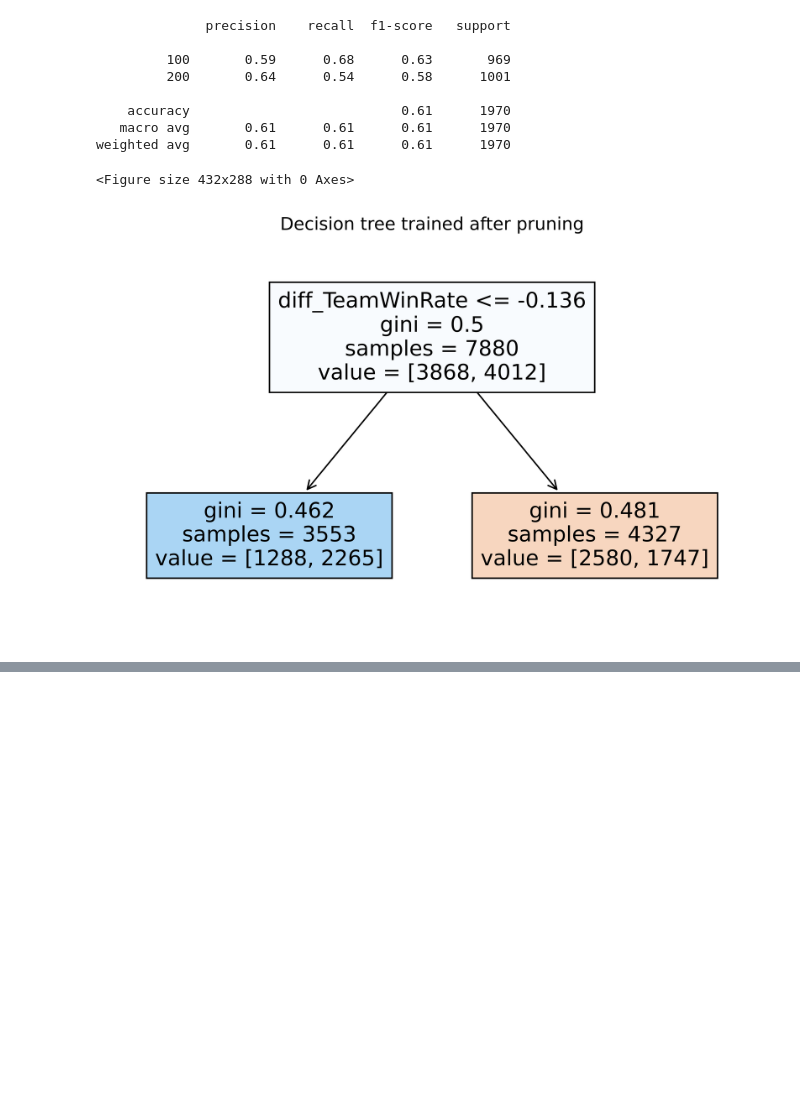
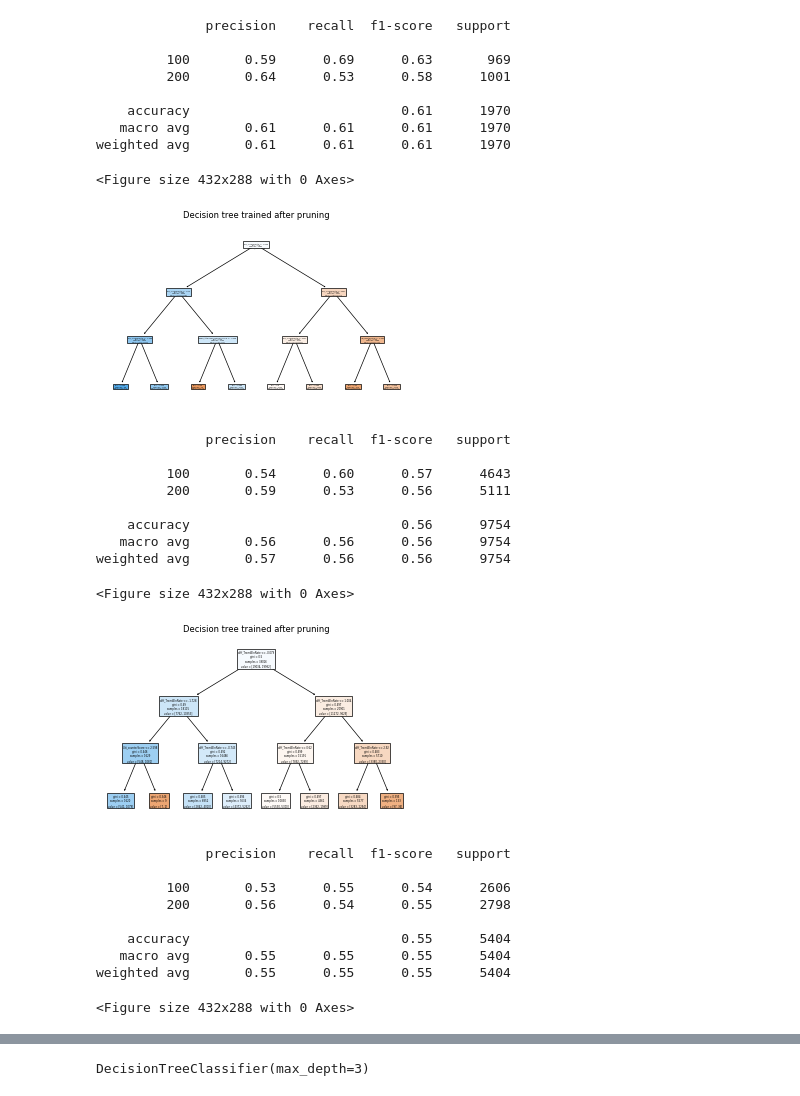
Before and after one commit to Jiawei-oukai/MachinLearning-LOL_Gaming, a Jupyter notebook: DecisionTree.ipynb, the cells around one changed output, grey strips where cells are left out. Saved outputs shown, nothing was run; the diff lists cells and outputs as text; code cells hidden in the pictures; blank space fills up the shorter version.

```diff
--- a/DecisionTree.ipynb
+++ b/DecisionTree.ipynb
@@ -23,11 +23,11 @@ from sklearn.tree import DecisionTreeClassifier
 from sklearn.ensemble import RandomForestClassifier
 # %%
 pre = pd.read_csv('./datasets/decisionTree_feature_data/train_pre.csv')
-# mid = pd.read_csv('./datasets/decisionTree_feature_data/train_mid.csv')
-# late = pd.read_csv('./datasets/decisionTree_feature_data/train_late.csv')
+mid = pd.read_csv('./datasets/decisionTree_feature_data/train_mid.csv')
+late = pd.read_csv('./datasets/decisionTree_feature_data/train_late.csv')
 # %%
 def runModel(data_train,max_depth):
-    X_train, Y_train = data_train.drop(['Unnamed: 0','TeamVictory'],axis=1),data_train[['TeamVictory']]
+    X_train, Y_train = data_train.drop(['TeamVictory'],axis=1),data_train[['TeamVictory']]
     #Creating a copy of data
     X_scale = X_train.copy()
     #Scaling
@@ -43,8 +43,9 @@ def runModel(data_train,max_depth):
     print(classification_report(y_true=test_Y,y_pred=y_predict))
     #plot tree
     plt.figure()
-    plt.figure(dpi=800,figsize=(8,5))
+    plt.figure(dpi=50,figsize=(8,5))
     plot_tree(DCT, filled=True,feature_names=list(train_X.columns))
     plt.title("Decision tree trained after pruning")
     plt.show()
+    return DCT
 # %%
@@ -78,15 +76,34 @@ Best parameters set found on development set:
 # %%
-runModel(pre,1)
-#runModel(mid)
-#runModel(late)
+runModel(pre,3)
+runModel(mid,3)
+runModel(late,3)
 # %% [output]
               precision    recall  f1-score   support
 
-         100       0.59      0.68      0.63       969
-         200       0.64      0.54      0.58      1001
+         100       0.59      0.69      0.63       969
+         200       0.64      0.53      0.58      1001
 
     accuracy                           0.61      1970
    macro avg       0.61      0.61      0.61      1970
 weighted avg       0.61      0.61      0.61      1970
 <Figure size 432x288 with 0 Axes>
-[figure, old version]
+[figure, new version]
+              precision    recall  f1-score   support
+
+         100       0.54      0.60      0.57      4643
+         200       0.59      0.53      0.56      5111
+
+    accuracy                           0.56      9754
+   macro avg       0.56      0.56      0.56      9754
+weighted avg       0.57      0.56      0.56      9754
+<Figure size 432x288 with 0 Axes>
+[figure, added]
+              precision    recall  f1-score   support
+
+         100       0.53      0.55      0.54      2606
+         200       0.56      0.54      0.55      2798
+
+    accuracy                           0.55      5404
+   macro avg       0.55      0.55      0.55      5404
+weighted avg       0.55      0.55      0.55      5404
+<Figure size 432x288 with 0 Axes>
@@ -93,3 +111,4 @@ weighted avg       0.61      0.61      0.61      1970
+DecisionTreeClassifier(max_depth=3)
 # %%
 # import time
 
```
Also changed, not shown: parts of 2 cells of this notebook.
